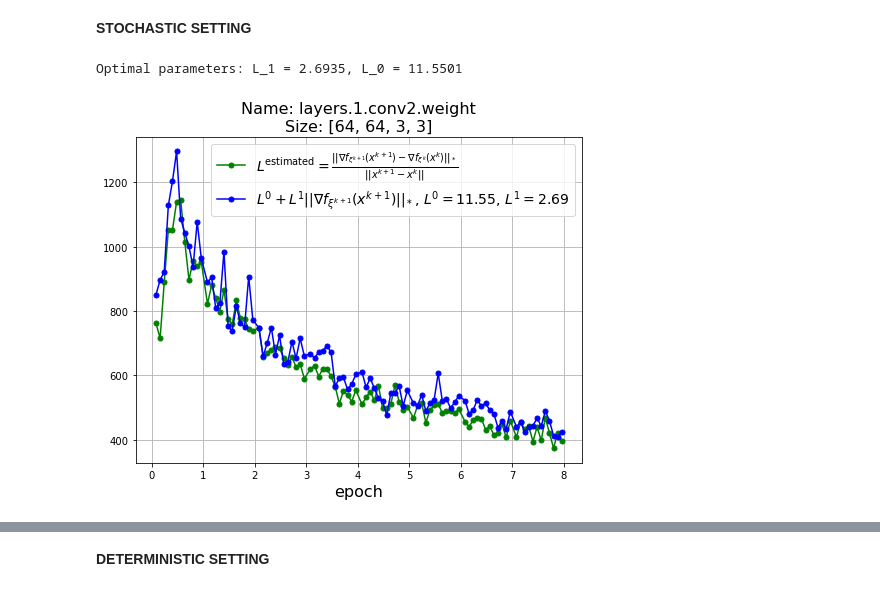
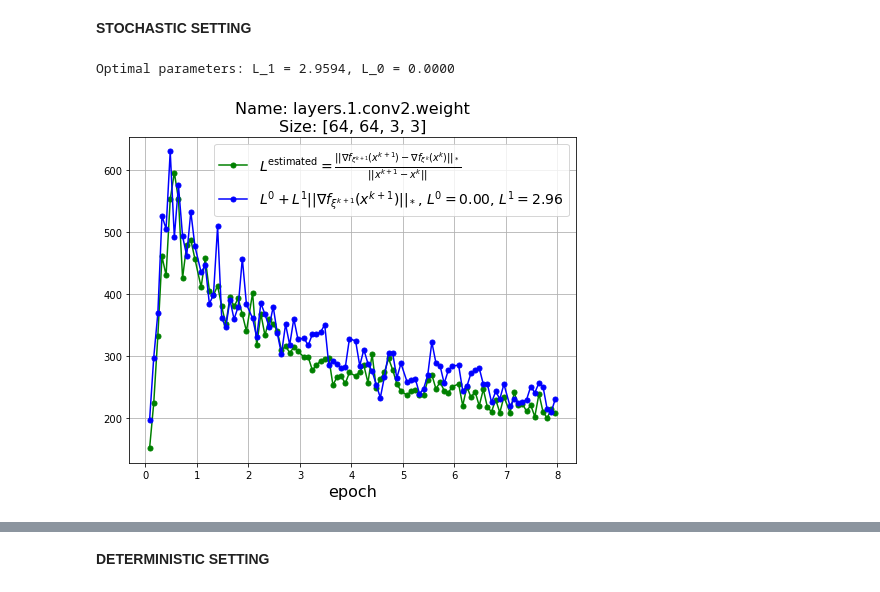
Before and after one commit to artem-riabinin/Experiments-estimating-smoothness-for-NanoGPT-and-CNN-on-CIFAR10, a Jupyter notebook: plots/L0L1-cnn/L0L1-cnn.ipynb, the cells around one changed output, grey strips where cells are left out. Drawn from its saved outputs; the diff is of its cells as text; code cells hidden in the pictures.

```diff
--- a/plots/L0L1-cnn/L0L1-cnn.ipynb
+++ b/plots/L0L1-cnn/L0L1-cnn.ipynb
@@ -16,11 +16,11 @@ def fit_positive_linear(x, y):
         penalty = penalty_weight * np.sum(violation ** 2)  # Stronger penalty for violations
         return np.sum((a * x + b - y) ** 2) + penalty
 
-    # Initial guess (can be set to 1,1)
+    # Initial guess
     initial_guess = [1.0, 1.0]
 
-    # Constraints a > 0, b > 0
-    bounds = [(1e-6, None), (1e-6, None)]  # Small threshold to avoid zero
+    # Constraints a > 0, b = 0
+    bounds = [(1e-6, None), (1e-6, 1e-6)]  # Small threshold to avoid zero
 
     # Run optimization
     result = minimize(loss, initial_guess, bounds=bounds)
@@ -37,7 +37,7 @@ L_estimated_values = []
 norm_grad_values = []
 
 # Regular expression pattern to match L_estimated and norm_grad lines
-pattern = re.compile(r"step:(\d+\.\d+) \(2\) L_estimated: ([\d\.]+) norm_grad: ([\d\.]+)")
+pattern = re.compile(r"step:(\d+\.\d+) \(1\) L_estimated: ([\d\.]+) norm_grad: ([\d\.]+)")
 
 step_values = []
 L_estimated_values = []
@@ -45,33 +45,33 @@ norm_grad_values = []
 
 with open(log_file_path, "r") as file:
     for line in file:
         match = pattern.search(line)
         if match:
             step_values.append(float(match.group(1)))         # step
             L_estimated_values.append(float(match.group(2)))  # L_estimated
             norm_grad_values.append(float(match.group(3)))    # norm_grad
 
 # Use extracted values from log file
 a, b = fit_positive_linear(norm_grad_values, L_estimated_values)
 print(f"Optimal parameters: L_1 = {a:.4f}, L_0 = {b:.4f}")
 
 # Compute vectors
 y_actual = np.array(L_estimated_values)
 y_predicted = a * np.array(norm_grad_values) + b
 x = np.array(step_values)
 
 # Plot results
 
 plt.figure(figsize=(8, 6))
 plt.plot(x, y_actual, 'o-', markersize=5, label=r'$L^{\mathrm{estimated}} = \frac{||\nabla f_{\xi^{k+1}}(x^{k+1}) - \nabla f_{\xi^{k}}(x^k)||_*}{||x^{k+1} - x^{k}||}$', color='green')
 plt.plot(x, y_predicted, 'o-', markersize=5,
          label = r'$L^0 + L^1 ||\nabla f_{\xi^{k+1}}(x^{k+1})||_*$' + f', $L^0 = {b:.2f}$, $L^1 = {a:.2f}$', color='blue')
 plt.xlabel('epoch', fontsize=16)
-plt.legend(fontsize=14)
+plt.legend(fontsize=14, loc='upper right')
 plt.grid()
 plt.title('Name: layers.1.conv2.weight\nSize: [64, 64, 3, 3]', fontsize=16)
 plt.savefig('plot1.pdf', format='pdf')
 plt.show()
 # %% [output]
-Optimal parameters: L_1 = 2.6935, L_0 = 11.5501
+Optimal parameters: L_1 = 2.9594, L_0 = 0.0000
-[figure, old version]
+[figure, new version]
```
Also changed, not shown: parts of 11 cells of this notebook, 1 other file.
